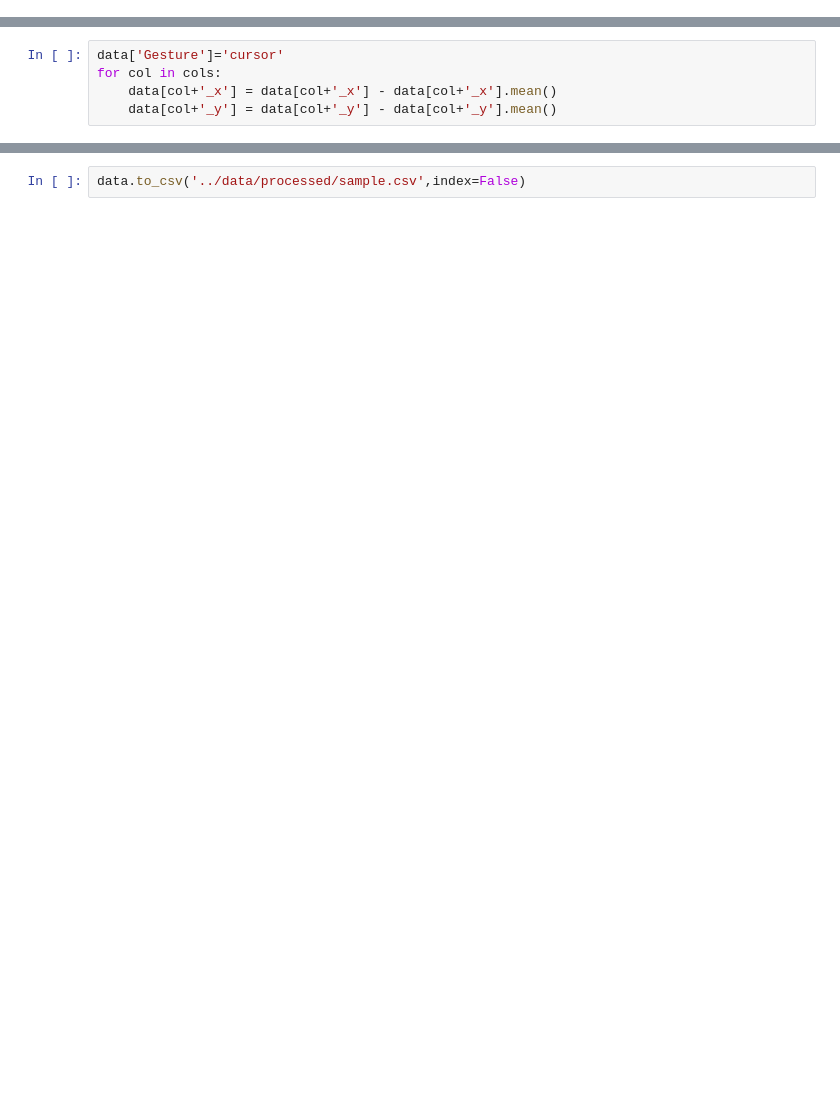
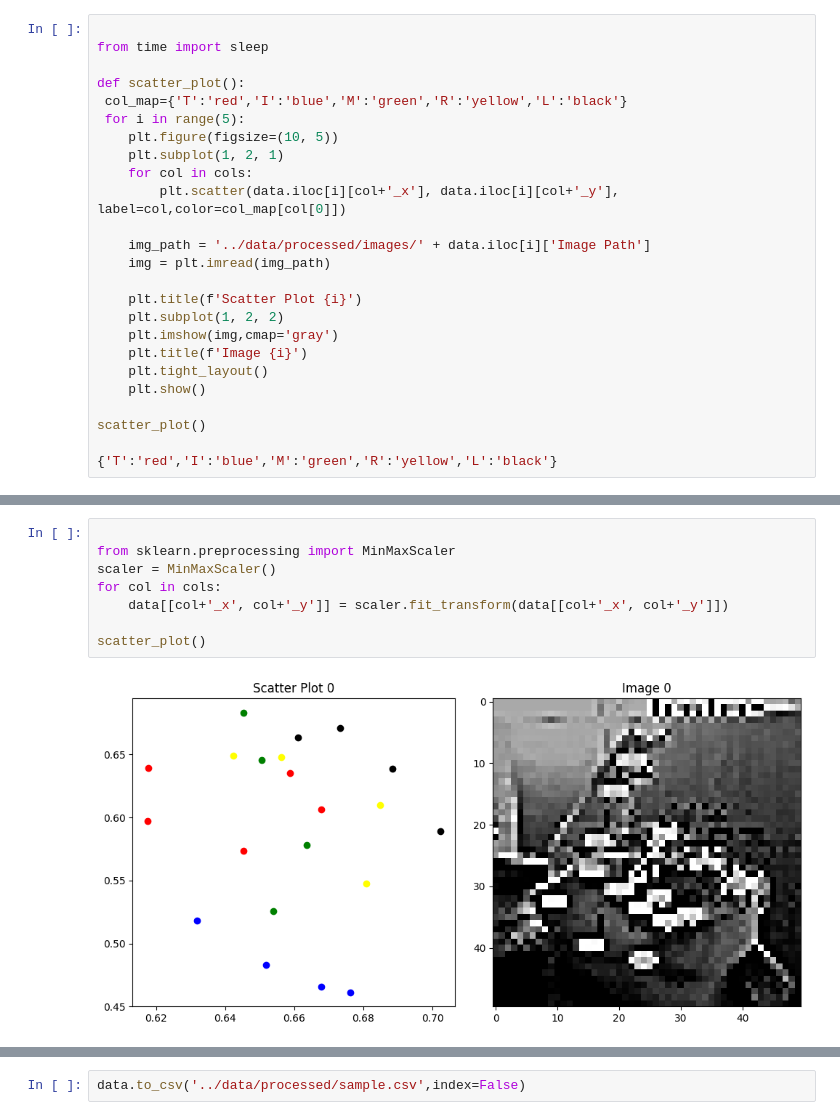
Before and after one commit to SumitJoshiGIT/Gesture-Controlled-PC, a Jupyter notebook: notebooks/preprocessing.ipynb, the cells around one changed output, grey strips where cells are left out. Saved outputs shown, nothing was run; the diff lists cells and outputs as text; blank space fills up the shorter version.

Commit message:
upadated preprocessing

```diff
--- a/notebooks/preprocessing.ipynb
+++ b/notebooks/preprocessing.ipynb
@@ -102,0 +169,25 @@ for img in data['Image Path'][:10]:
+# %%
+
+from time import sleep
+
+def scatter_plot():
+ col_map={'T':'red','I':'blue','M':'green','R':'yellow','L':'black'}
+ for i in range(5):
+    plt.figure(figsize=(10, 5))
+    plt.subplot(1, 2, 1)
+    for col in cols:
+        plt.scatter(data.iloc[i][col+'_x'], data.iloc[i][col+'_y'], label=col,color=col_map[col[0]])
+
+    img_path = '../data/processed/images/' + data.iloc[i]['Image Path']
+    img = plt.imread(img_path)
+
+    plt.title(f'Scatter Plot {i}')
+    plt.subplot(1, 2, 2)
+    plt.imshow(img,cmap='gray')
+    plt.title(f'Image {i}')
+    plt.tight_layout()
+    plt.show()
+
+scatter_plot()
+
+{'T':'red','I':'blue','M':'green','R':'yellow','L':'black'}
@@ -103,5 +201,10 @@ for img in data['Image Path'][:10]:
 # %%
-data['Gesture']='cursor'
+
+from sklearn.preprocessing import MinMaxScaler
+scaler = MinMaxScaler()
 for col in cols:
-    data[col+'_x'] = data[col+'_x'] - data[col+'_x'].mean()
-    data[col+'_y'] = data[col+'_y'] - data[col+'_y'].mean()
+    data[[col+'_x', col+'_y']] = scaler.fit_transform(data[[col+'_x', col+'_y']])
+
+scatter_plot()
+# %% [output]
+[figure, added]
```
Also changed, not shown: parts of 11 cells of this notebook, 12 other files.
